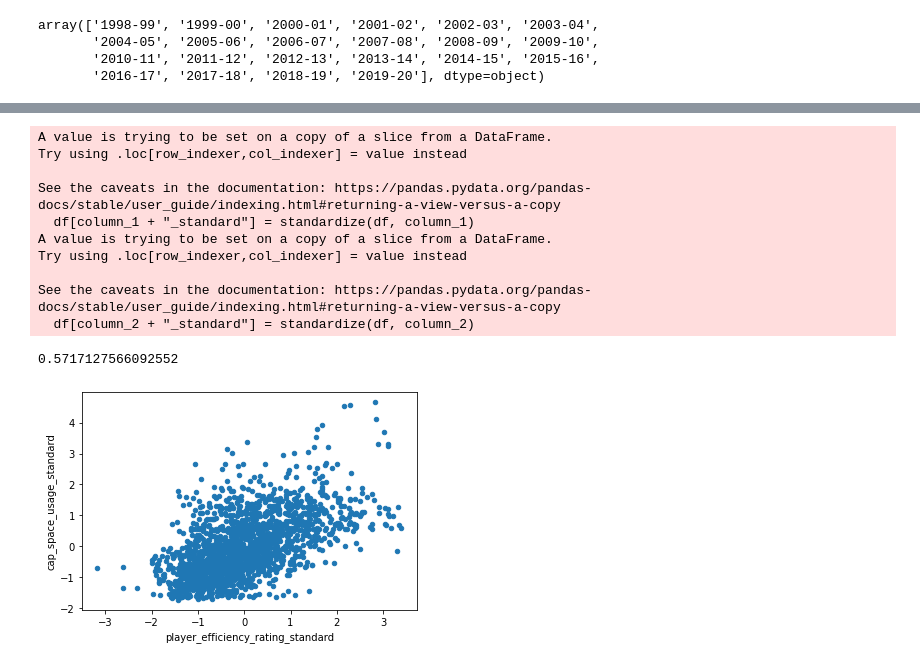
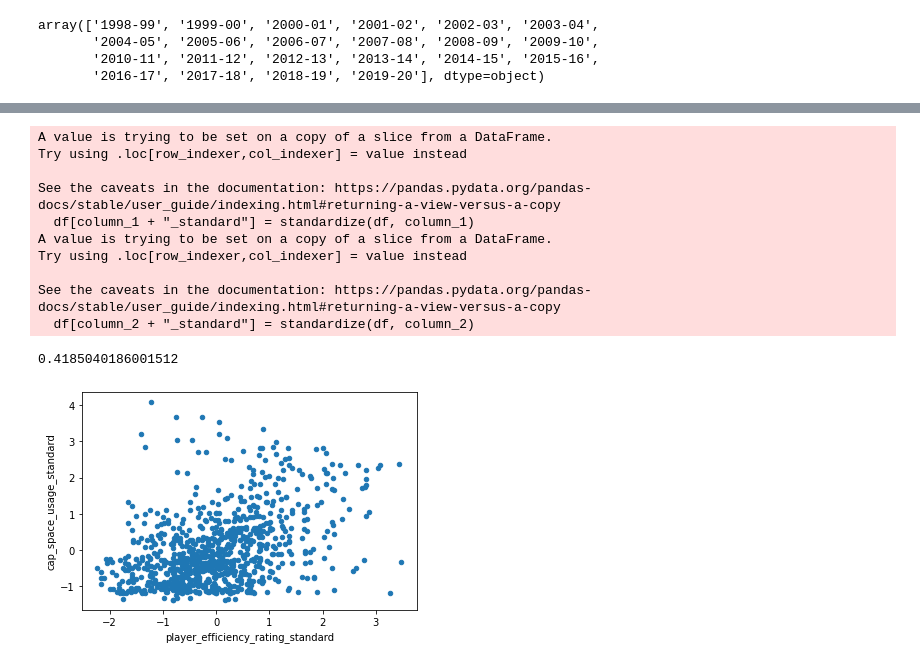
Before and after one commit to ZachLiu519/nba-model, a Jupyter notebook: week_2_data_exploration/contract_stats.ipynb, the cells around one changed output, grey strips where cells are left out. Cells and saved outputs as stored; diff of their text form; code cells hidden in the pictures.

```diff
--- a/week_2_data_exploration/contract_stats.ipynb
+++ b/week_2_data_exploration/contract_stats.ipynb
@@ -111,6 +100,9 @@ salaries_stats_second_round = salaries_stats_second_round[salaries_stats_second_
 # %%
 salaries_stats_first_round['cap_space_usage'] = salaries_stats_first_round['salary'] / salaries_stats_first_round['salary_cap']
 salaries_stats_second_round['cap_space_usage'] = salaries_stats_second_round['salary'] / salaries_stats_second_round['salary_cap']
+# %%
+salaries_stats_first_round['minutes_per_game'] = salaries_stats_first_round['minutes_played'] / salaries_stats_first_round['games_played']
+salaries_stats_second_round['minutes_per_game'] = salaries_stats_second_round['minutes_played'] / salaries_stats_second_round['games_played']
 # %%
 def standardize(df, column):
     series = []
@@ -121,8 +113,9 @@ def standardize(df, column):
 def correlation(df, column_1, column_2):
     return np.mean(df[column_1] * df[column_2])
 
-def scatter_and_correlation(df, column_1, column_2):
-    df[column_1 + "_standard"] = standardize(df, column_1)
-    df[column_2 + "_standard"] = standardize(df, column_2)
-    df.plot.scatter(x = column_1 + "_standard", y = column_2 + '_standard')
-    return correlation(df, column_1 + '_standard', column_2 + '_standard')
+def scatter_and_correlation(df, column_1, column_2, ax, order):
+    copy = df.copy()
+    copy[column_1 + "_standard"] = standardize(df, column_1)
+    copy[column_2 + "_standard"] = standardize(df, column_2)
+    copy.plot.scatter(x = column_1 + "_standard", y = column_2 + '_standard', ax=ax[order])
+    return correlation(copy, column_1 + '_standard', column_2 + '_standard')
@@ -145,15 +180,15 @@ salaries_stats_first_round.loc[salaries_stats_first_round['minutes_played'] >= 8
 # %%
-scatter_and_correlation(salaries_stats_first_round.loc[salaries_stats_first_round['minutes_played'] >= 1500], 'player_efficiency_rating', 'cap_space_usage')
+scatter_and_correlation(salaries_stats_second_round.loc[salaries_stats_second_round['minutes_played'] >= 700], 'player_efficiency_rating', 'cap_space_usage')
 # %% [output]
 A value is trying to be set on a copy of a slice from a DataFrame.
 Try using .loc[row_indexer,col_indexer] = value instead
 
 See the caveats in the documentation: https://pandas.pydata.org/pandas-docs/stable/user_guide/indexing.html#returning-a-view-versus-a-copy
   df[column_1 + "_standard"] = standardize(df, column_1)
 A value is trying to be set on a copy of a slice from a DataFrame.
 Try using .loc[row_indexer,col_indexer] = value instead
 
 See the caveats in the documentation: https://pandas.pydata.org/pandas-docs/stable/user_guide/indexing.html#returning-a-view-versus-a-copy
   df[column_2 + "_standard"] = standardize(df, column_2)
-0.5717127566092552
+0.4185040186001512
-[figure, old version]
+[figure, new version]
```
Also changed, not shown: parts of 8 cells of this notebook, 1 other file.
